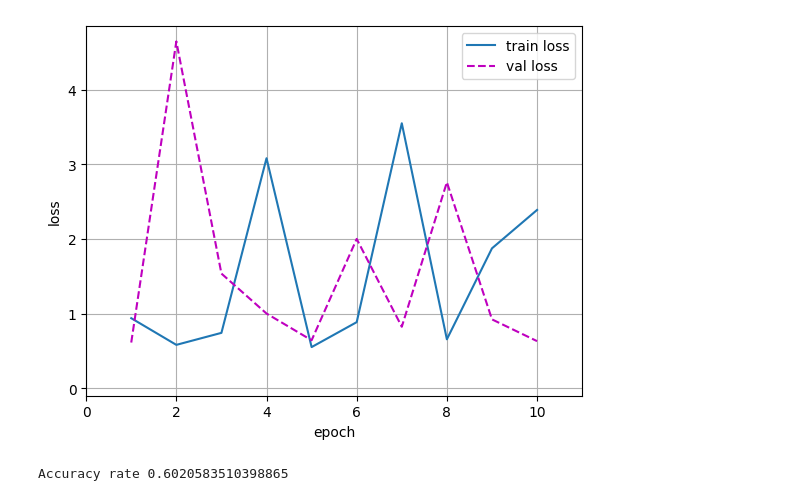
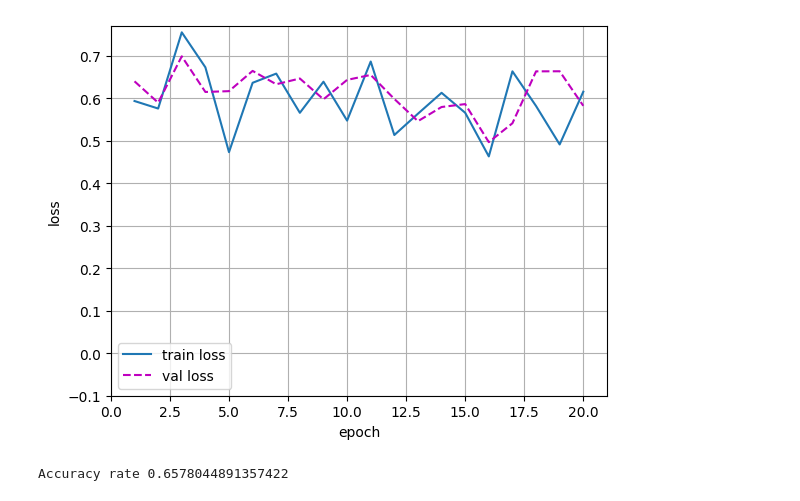
Before and after one commit to wliafe/homework, a Jupyter notebook: main/LSTM_CSC.ipynb, the cells around one changed output. Saved outputs shown, nothing was run; the diff lists cells and outputs as text; code cells hidden in the pictures.

```diff
--- a/main/LSTM_CSC.ipynb
+++ b/main/LSTM_CSC.ipynb
@@ -8,59 +8,35 @@ vocab,train_iter,val_iter,test_iter=ld.chn_senti_corp('../data/ChnSentiCorp_htl_
 rnn_layer=nn.LSTM(len(vocab), hidden_size=512, batch_first=True, bidirectional=True) # 定义循环网络LSTM
 model=models.RNNModel(rnn_layer, vocab_size=len(vocab), step_size=200, output_size=2) # 定义训练模型
 device=torch.device('cuda')
+
+class LSTMCSCMachineLearning(MachineLearning):
+    def calculate_y(self, x):
+        x = x.squeeze(1).to(self.device)
+        y, _ = self.model(x)
+        return y
+
+    def grad_update(self, loss):
+        '''梯度更新'''
+        self.optimizer.zero_grad()
+        loss.backward()
+        nn.utils.clip_grad_norm_(self.model.parameters(), max_norm=1, norm_type=2)
+        self.optimizer.step()
+
+ml = LSTMCSCMachineLearning(model,train_iter,val_iter,test_iter,device=device)
 model_path='../model/LSTM_CSC.pth'
 # %%
-# 训练
-def train(model, train_iter, val_iter, vocab, *, num_epochs, learning_rate, device):
-    model.to(device) # 将网络复制到device上
-    loss = nn.CrossEntropyLoss() # 定义损失函数
-    optimizer = torch.optim.SGD(model.parameters(), learning_rate) # 定义优化器
-    animator=draw.Animator(line_num=2,xlabel='epoch',ylabel='loss',xlim=[0, num_epochs+1],ylim=-0.1,legend=['train loss','val loss'])
-    for epoch in range(num_epochs):
-        # 计算训练集
-        for x, y in train_iter:
-            # 运算
-            x, y = x.to(device), y.to(device)
-            y_train, _ = model(x)
-            train_loss = loss(y_train, y)
-            # 梯度更新
-            optimizer.zero_grad()
-            train_loss.backward()
-            nn.utils.clip_grad_norm_(model.parameters(), max_norm=1, norm_type=2)
-            optimizer.step()
-        # 计算验证集
-        with torch.no_grad():
-            for x, y in val_iter:
-                # 运算
-                x, y = x.to(device), y.to(device)
-                y_val, _ = model(x)
-                val_loss = loss(y_val, y)
-        animator.add(train_loss.detach().cpu(),val_loss.detach().cpu()) # 添加损失值
-
-if Path(model_path).exists():
+if True:
+    ml.train(num_epochs=20,learning_rate=1e-2) # 训练
+    if False:
+        torch.save(model.state_dict(), model_path)
+elif Path(model_path).exists():
     model.load_state_dict(torch.load(model_path, map_location=device))
-else:
-    train(model,train_iter,val_iter,vocab,num_epochs=10,learning_rate=1e-1,device=device)
-    torch.save(model.state_dict(), model_path)
 # %% [output]
-[figure, old version]
+[figure, new version]
 # %%
-# 测试模型
-def test(model,test_iter,device):
-    model.to(device) # 将网络复制到device上
-    test_num,real_num=0,0 # 定义测试数量和预测真实数量
-    # 测试
-    for x,y in test_iter:
-        x,y=x.to(device),y.to(device)
-        y_test, _ = model(x)
-        y_test=y_test.argmax(dim=1)
-        pred=y==y_test
-        test_num+=len(pred)
-        real_num+=pred.sum()
-    print(f'Accuracy rate {real_num/test_num}') # 计算测试准确率并输出
-test(model,test_iter,device)
+ml.test() # 测试
 # %% [output]
-Accuracy rate 0.6020583510398865
+Accuracy rate 0.6578044891357422
 # %%
 # 预测模型
 def predict(model, test_iter, device):
```
Also changed, not shown: parts of 2 cells of this notebook, 5 other files.
